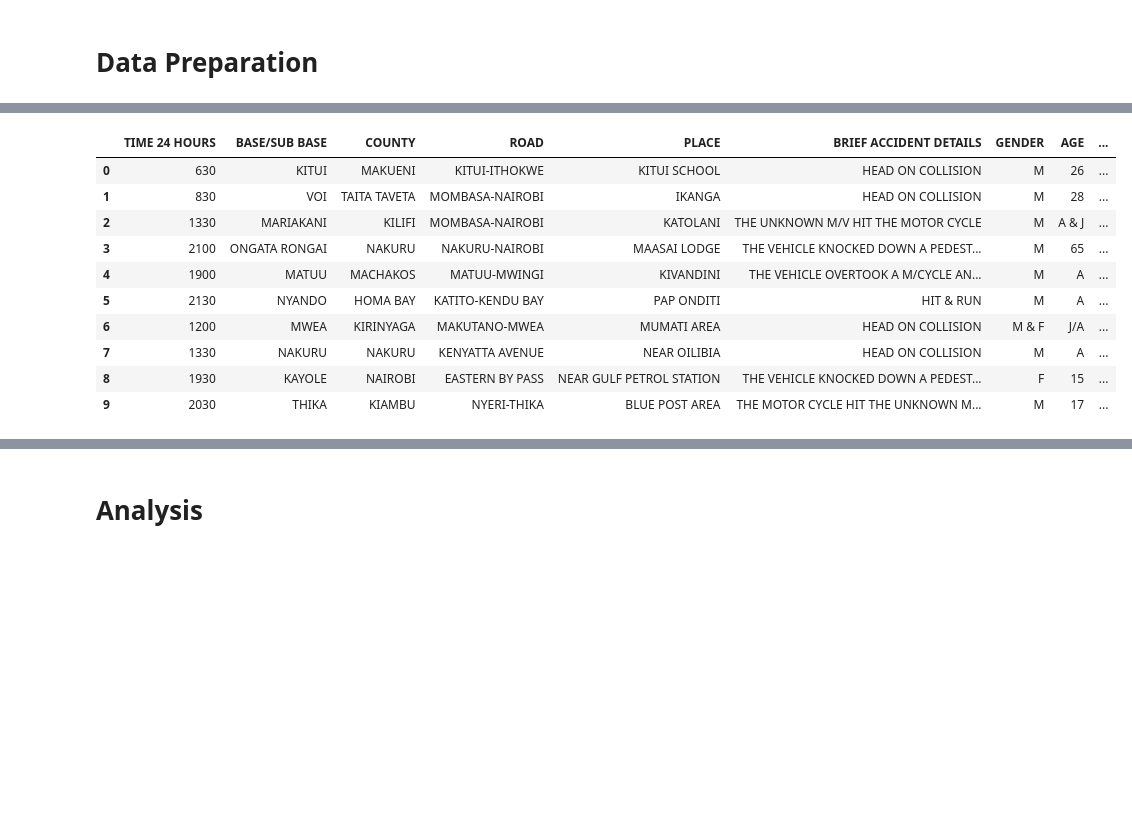
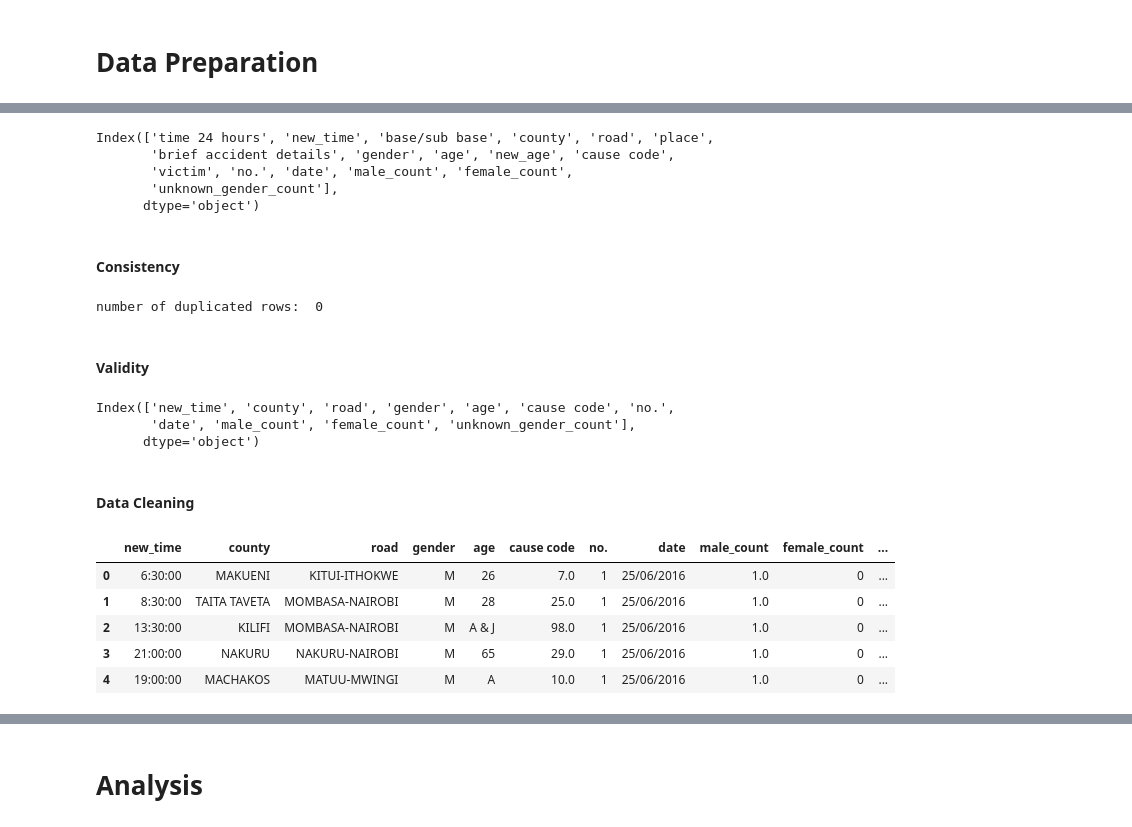
Before and after one commit to LucyKinyua/Data-Science-Prep-Project, a Jupyter notebook: Moringa_Data_Science_Prep_W5_Data_Science_Prep_Project_2021_05_Team_Jabari_B_Python_Notebook.ipynb, the cells around one changed output, grey strips where cells are left out. Drawn from its saved outputs; the diff is of its cells as text; code cells hidden in the pictures; blank space fills up the shorter version.

```diff
--- a/Moringa_Data_Science_Prep_W5_Data_Science_Prep_Project_2021_05_Team_Jabari_B_Python_Notebook.ipynb
+++ b/Moringa_Data_Science_Prep_W5_Data_Science_Prep_Project_2021_05_Team_Jabari_B_Python_Notebook.ipynb
@@ -10,6 +11,6 @@ import numpy as np
 # %%
 # Creating a DataFrame from the Kenya accidents dataset;
 #
-df = pd.read_csv('kenya-accidents-database.csv', delimiter = ',')
-df
+accidents = pd.read_csv('kenya-accidents-database.csv', delimiter = ',')
+accidents
 # %% [output]
@@ -101,0 +258,5 @@ df.describe()
+# %%
+# Renaming the column 'Date DD/MM/YYYY' to 'DATE';
+#
+accidents.rename(columns={"Date DD/MM/YYYY": "DATE"}, inplace = True)
+accidents.head(5)
@@ -102,16 +298,48 @@ df.describe()
+# %%
+# We rename the columns names into a uniform convention;
+# Step 1: We will remove any white spaces;
+# Step 2: We will also convert all the column names into lowercase;
+#
+accidents.columns=accidents.columns.str.strip().str.lower()
+accidents.columns
+# %% [output]
+Index(['time 24 hours', 'new_time', 'base/sub base', 'county', 'road', 'place',
+       'brief accident details', 'gender', 'age', 'new_age', 'cause code',
+       'victim', 'no.', 'date', 'male_count', 'female_count',
+       'unknown_gender_count'],
+      dtype='object')
+# %% [markdown]
+#### Consistency
+# %%
+# We check for any duplicated rows;
+#
+print('number of duplicated rows: ', accidents.duplicated().sum()) # There are no duplicated rows;
+# %% [output]
+number of duplicated rows:  0
+# %% [markdown]
+#### Validity
+# %%
+# We will then drop the columns that will not be needed in the analysis;
+#
+accidents.drop(['time 24 hours', 'base/sub base', 'place', 'brief accident details', 'new_age', 'victim'], axis = 1, inplace = True)
+
+# Confirming whether the columns were dropped;
+#
+accidents.columns
+# %% [output]
+Index(['new_time', 'county', 'road', 'gender', 'age', 'cause code', 'no.',
+       'date', 'male_count', 'female_count', 'unknown_gender_count'],
+      dtype='object')
+# %% [markdown]
+#### Data Cleaning
 # %%
-# Previewing the first 10 rows of the DataFrame;
+# Previewing the first 5 rows of the DataFrame;
 #
-df.head(10)
+accidents.head(5)
 # %% [output]
-|  | TIME 24 HOURS | BASE/SUB BASE | COUNTY | ROAD | PLACE | BRIEF ACCIDENT DETAILS | GENDER | AGE | ... |
-| 0 | 630 | KITUI | MAKUENI | KITUI-ITHOKWE | KITUI SCHOOL | HEAD ON COLLISION | M | 26 | ... |
-| 1 | 830 | VOI | TAITA TAVETA | MOMBASA-NAIROBI | IKANGA | HEAD ON COLLISION | M | 28 | ... |
-| 2 | 1330 | MARIAKANI | KILIFI | MOMBASA-NAIROBI | KATOLANI | THE UNKNOWN M/V HIT THE MOTOR CYCLE | M | A & J | ... |
-| 3 | 2100 | ONGATA RONGAI | NAKURU | NAKURU-NAIROBI | MAASAI LODGE | THE VEHICLE KNOCKED DOWN A PEDEST... | M | 65 | ... |
-| 4 | 1900 | MATUU | MACHAKOS | MATUU-MWINGI | KIVANDINI | THE VEHICLE OVERTOOK A M/CYCLE AN... | M | A | ... |
-| 5 | 2130 | NYANDO | HOMA BAY | KATITO-KENDU BAY | PAP ONDITI | HIT & RUN | M | A | ... |
-| 6 | 1200 | MWEA | KIRINYAGA | MAKUTANO-MWEA | MUMATI AREA | HEAD ON COLLISION | M & F | J/A | ... |
-| 7 | 1330 | NAKURU | NAKURU | KENYATTA AVENUE | NEAR OILIBIA | HEAD ON COLLISION | M | A | ... |
-| 8 | 1930 | KAYOLE | NAIROBI | EASTERN BY PASS | NEAR GULF PETROL STATION | THE VEHICLE KNOCKED DOWN A PEDEST... | F | 15 | ... |
-| 9 | 2030 | THIKA | KIAMBU | NYERI-THIKA | BLUE POST AREA | THE MOTOR CYCLE HIT THE UNKNOWN M... | M | 17 | ... |
+|  | new_time | county | road | gender | age | cause code | no. | date | male_count | female_count | ... |
+| 0 | 6:30:00 | MAKUENI | KITUI-ITHOKWE | M | 26 | 7.0 | 1 | 25/06/2016 | 1.0 | 0 | ... |
+| 1 | 8:30:00 | TAITA TAVETA | MOMBASA-NAIROBI | M | 28 | 25.0 | 1 | 25/06/2016 | 1.0 | 0 | ... |
+| 2 | 13:30:00 | KILIFI | MOMBASA-NAIROBI | M | A & J | 98.0 | 1 | 25/06/2016 | 1.0 | 0 | ... |
+| 3 | 21:00:00 | NAKURU | NAKURU-NAIROBI | M | 65 | 29.0 | 1 | 25/06/2016 | 1.0 | 0 | ... |
+| 4 | 19:00:00 | MACHAKOS | MATUU-MWINGI | M | A | 10.0 | 1 | 25/06/2016 | 1.0 | 0 | ... |
```
Also changed, not shown: parts of 59 cells of this notebook.
